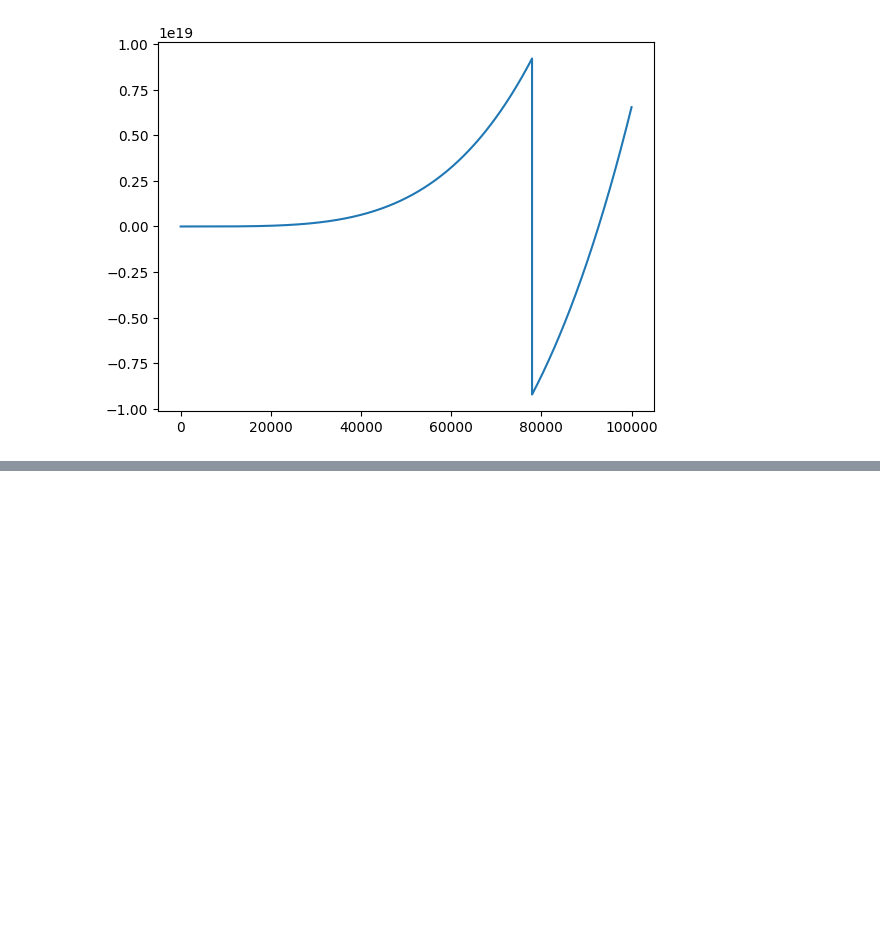
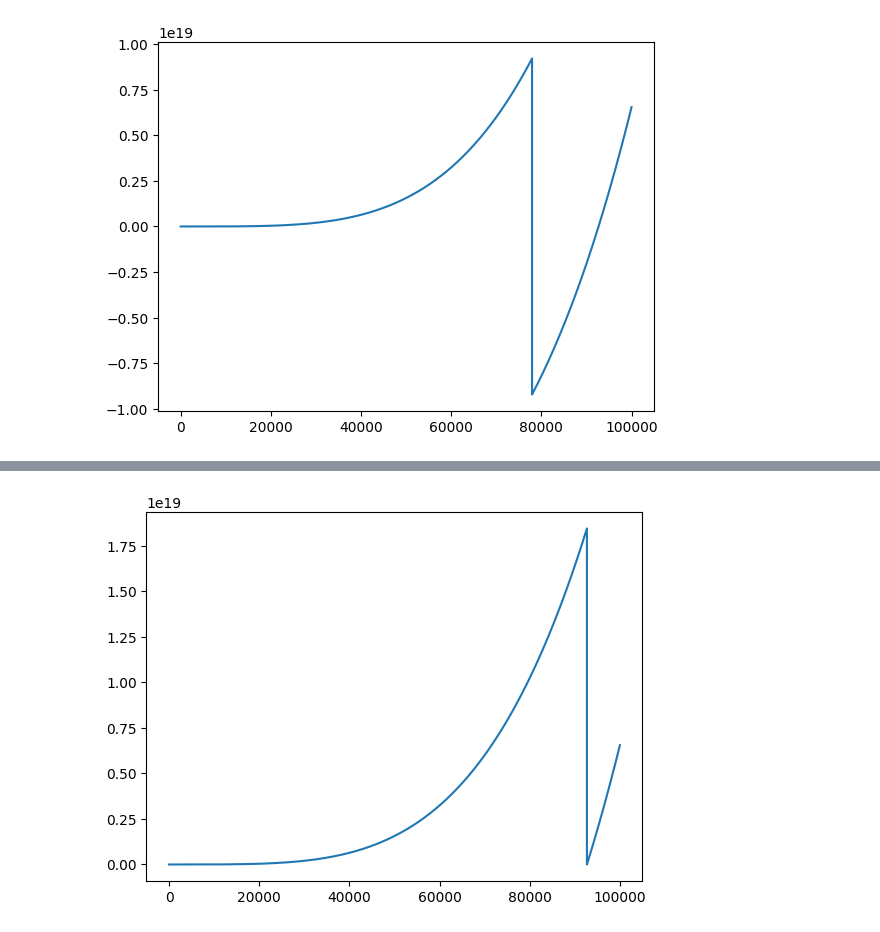
Before and after one commit to chriscarrollsmith/python-practice, a Jupyter notebook: numpy.ipynb, the cells around one changed output, grey strips where cells are left out. Cells and saved outputs as stored; diff of their text form; code cells hidden in the pictures; blank space fills up the shorter version.

```diff
--- a/numpy.ipynb
+++ b/numpy.ipynb
@@ -19,0 +24,13 @@ plt.show()
+# %%
+# Plotting the sum of cubes the "dumb" way
+import matplotlib.pyplot as plt
+import numpy as np
+
+n = np.arange(1, 100000, dtype=np.uint64)
+cumsum_cubes = np.cumsum(n**3)
+
+# Plot using the matrix data
+plt.plot(n, cumsum_cubes)
+plt.show()
+# %% [output]
+[figure, added]
```
Also changed, not shown: parts of 5 cells of this notebook, 1 other file.
